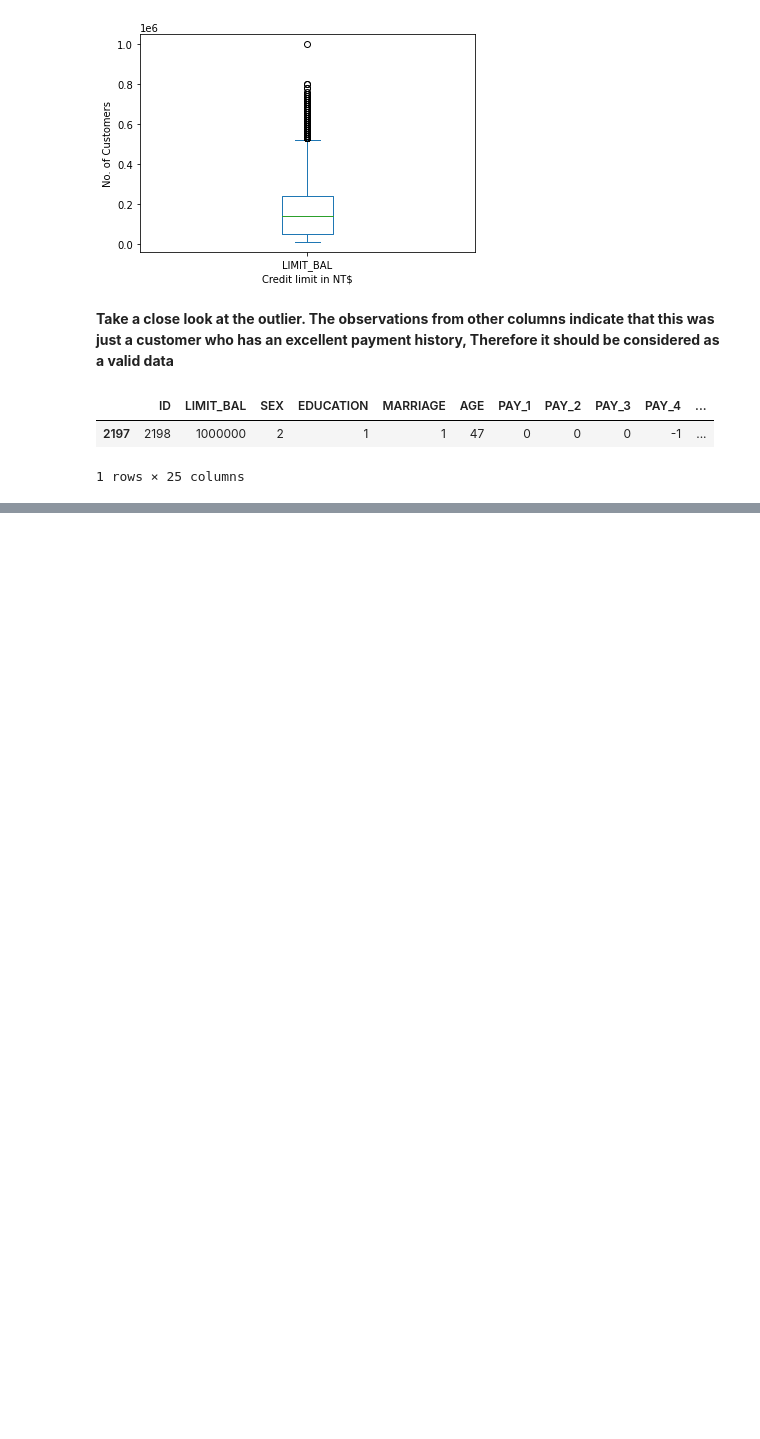
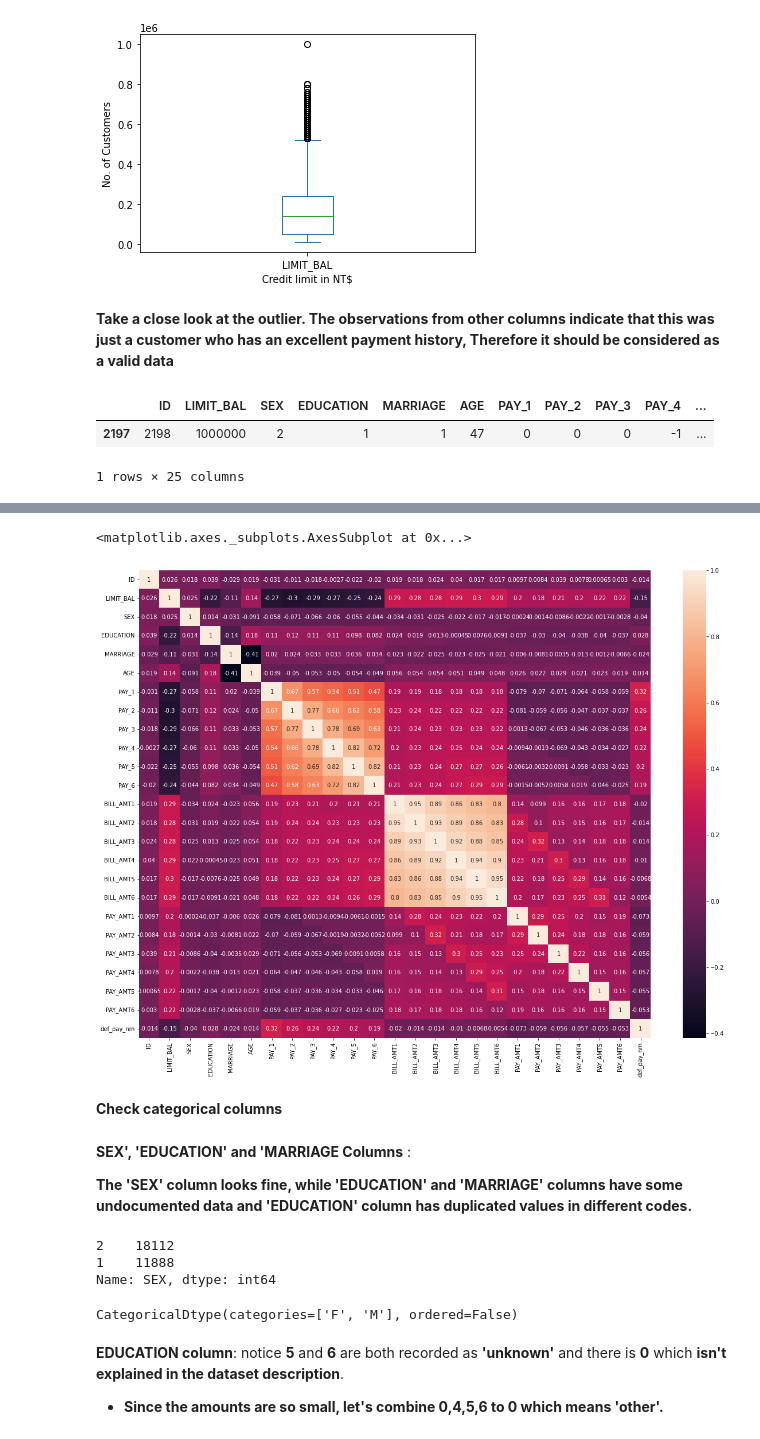
Before and after one commit to DSJibran/Credit-Card-Default-Prediction, a Jupyter notebook: Credit_Card_Default_Prediction.ipynb, the cells around one changed output, grey strips where cells are left out. Drawn from its saved outputs; the diff is of its cells as text; code cells hidden in the pictures; blank space fills up the shorter version.

```diff
--- a/Credit_Card_Default_Prediction.ipynb
+++ b/Credit_Card_Default_Prediction.ipynb
@@ -246,0 +289,34 @@ outliers
+# %%
+#Heatmap for visualizing correaltion
+
+plt.figure(figsize = (20,15))
+sns.heatmap(df.corr(),annot = True)
+# %% [output]
+<matplotlib.axes._subplots.AxesSubplot at 0x...>
+[figure, added]
+# %% [markdown]
+**Check categorical columns**
+# %% [markdown]
+**SEX', 'EDUCATION' and 'MARRIAGE Columns** :
+
+**The 'SEX' column looks fine, while 'EDUCATION' and 'MARRIAGE' columns have some undocumented data and 'EDUCATION' column has duplicated values in different codes.**
+# %%
+# Get SEX column's distribution. 1: male; 2: female
+# No undocumented SEX code
+
+df["SEX"].value_counts()
+# %% [output]
+2    18112
+1    11888
+Name: SEX, dtype: int64
+# %%
+# Change sex code to 'F' and 'M' and use category as datatype
+
+df["SEX"]=df["SEX"].map({1:'M',2:'F'}).astype('category')
+df["SEX"].dtypes
+# %% [output]
+CategoricalDtype(categories=['F', 'M'], ordered=False)
+# %% [markdown]
+**EDUCATION column**: notice **5** and **6** are both recorded as **'unknown'** and there is **0** which **isn't explained in the dataset description**.
+
+* **Since the amounts are so small, let's combine 0,4,5,6 to 0 which means 'other'.**
```
Also changed, not shown: parts of 12 cells of this notebook.
